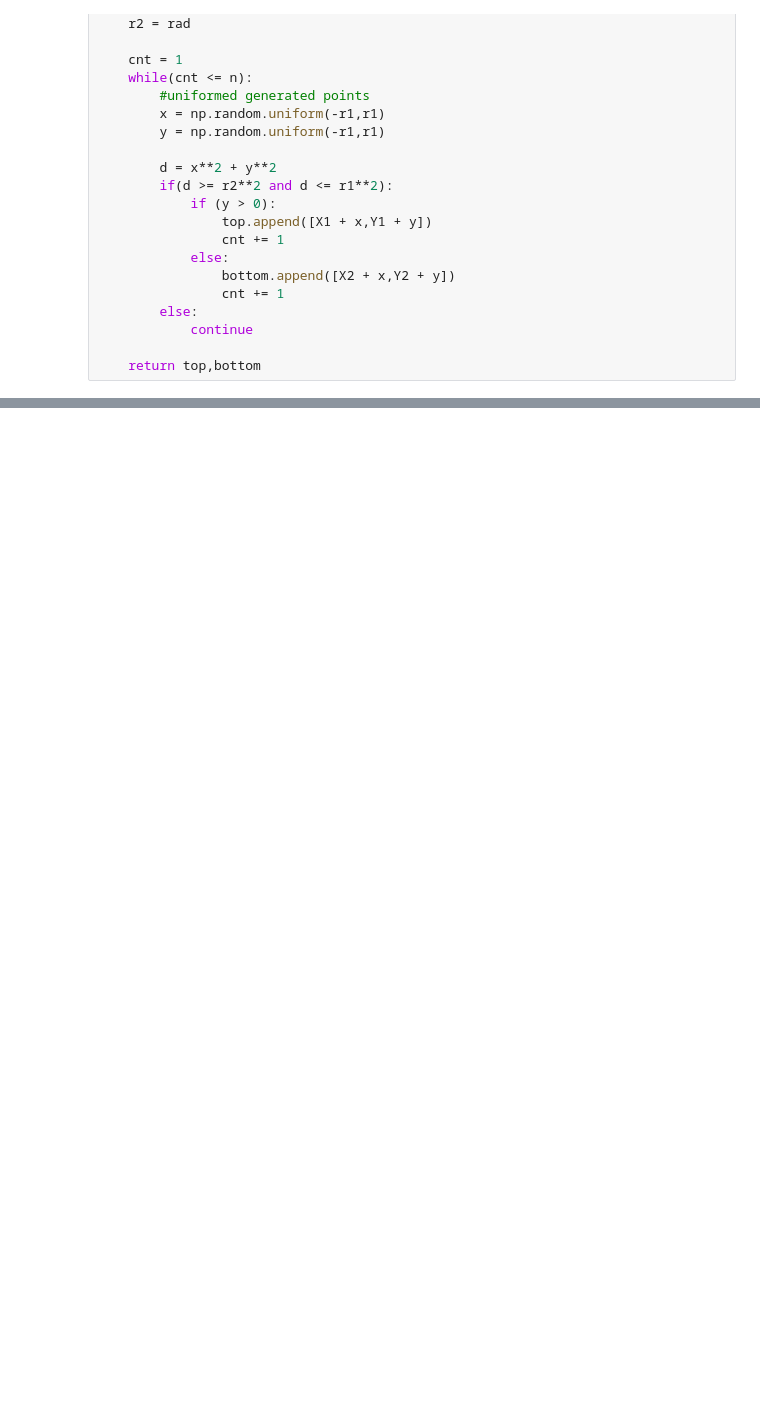
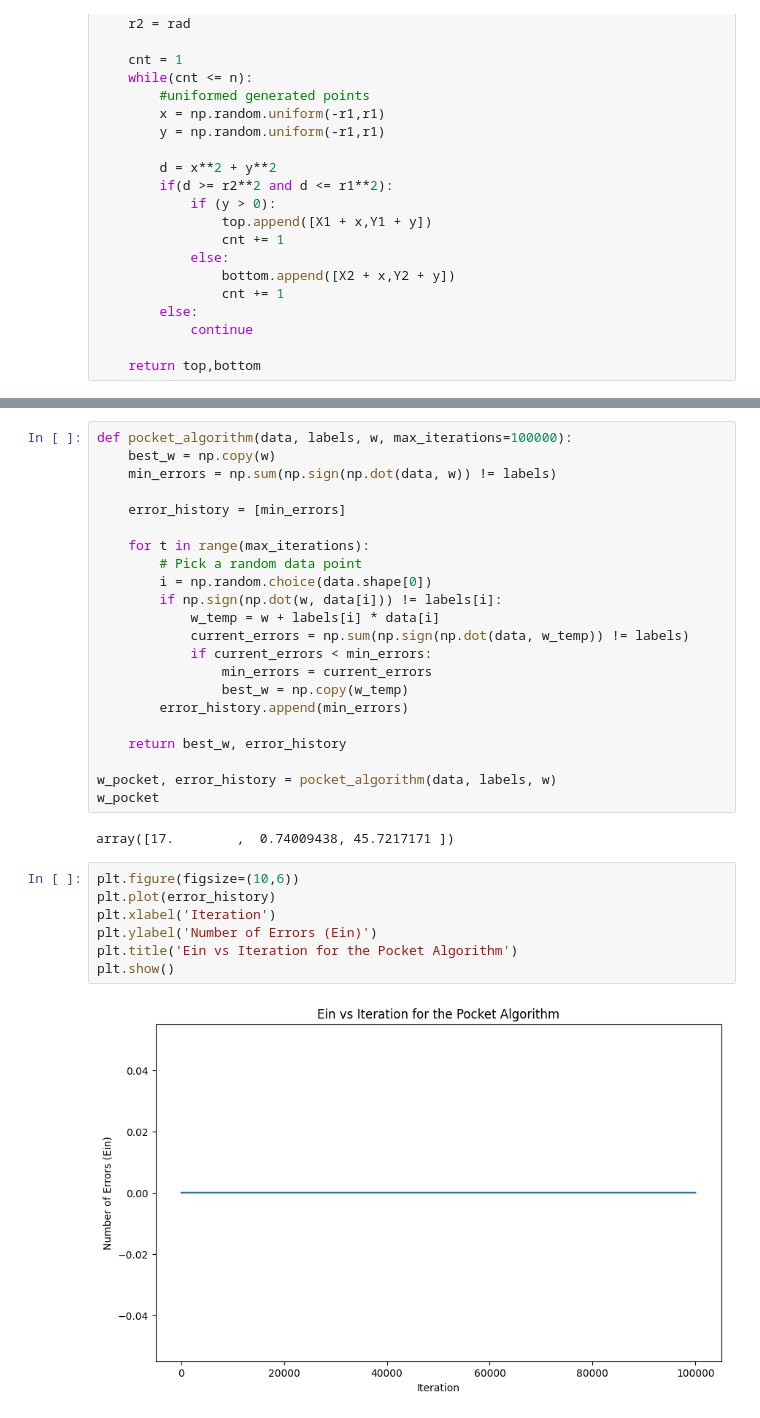
Before and after one commit to kwanqing/CMPE-257, a Jupyter notebook: HW2_3_1.ipynb, the cells around one changed output, grey strips where cells are left out. Drawn from its saved outputs; the diff is of its cells as text; blank space fills up the shorter version.

```diff
--- a/HW2_3_1.ipynb
+++ b/HW2_3_1.ipynb
@@ -139,0 +141,33 @@ plot_data_and_boundary(data, labels, w_lr, "Linear Regression")
+# %%
+def pocket_algorithm(data, labels, w, max_iterations=100000):
+    best_w = np.copy(w)
+    min_errors = np.sum(np.sign(np.dot(data, w)) != labels)
+
+    error_history = [min_errors]
+
+    for t in range(max_iterations):
+        # Pick a random data point
+        i = np.random.choice(data.shape[0])
+        if np.sign(np.dot(w, data[i])) != labels[i]:
+            w_temp = w + labels[i] * data[i]
+            current_errors = np.sum(np.sign(np.dot(data, w_temp)) != labels)
+            if current_errors < min_errors:
+                min_errors = current_errors
+                best_w = np.copy(w_temp)
+        error_history.append(min_errors)
+
+    return best_w, error_history
+
+w_pocket, error_history = pocket_algorithm(data, labels, w)
+w_pocket
+# %% [output]
+array([17.        ,  0.74009438, 45.7217171 ])
+# %%
+plt.figure(figsize=(10,6))
+plt.plot(error_history)
+plt.xlabel('Iteration')
+plt.ylabel('Number of Errors (Ein)')
+plt.title('Ein vs Iteration for the Pocket Algorithm')
+plt.show()
+# %% [output]
+[figure, added]
```
Also changed, not shown: parts of 13 cells of this notebook.
